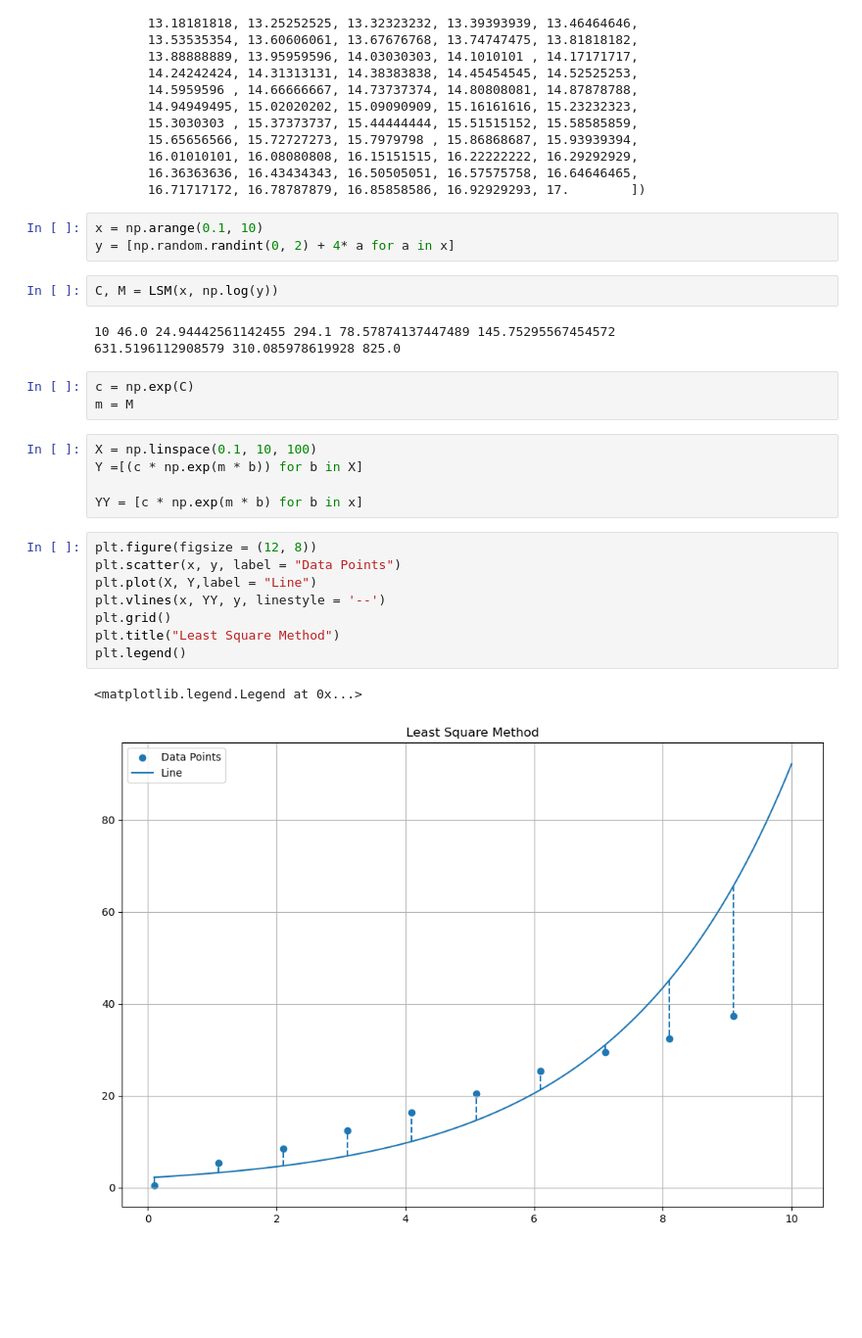
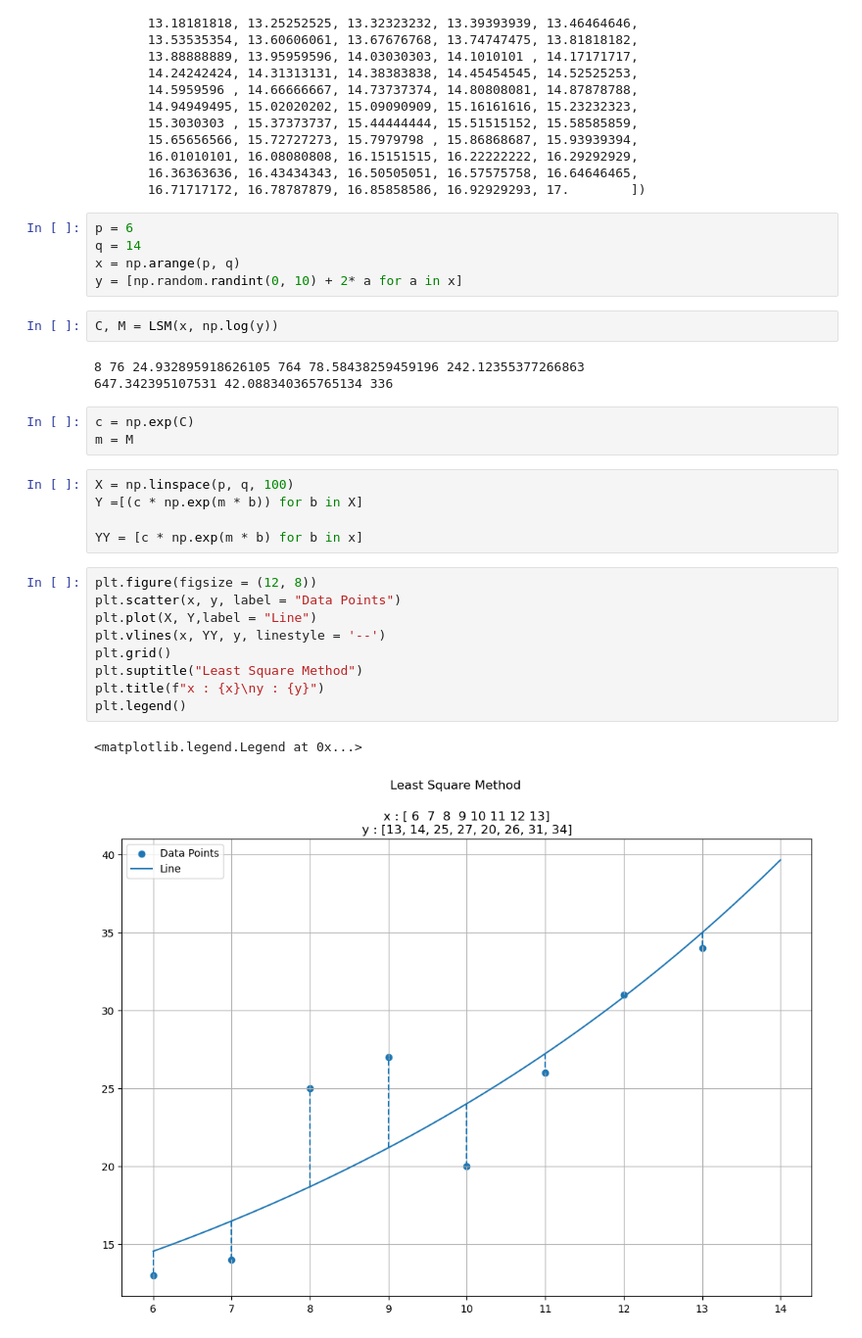
Before and after one commit to GaganBhusal/NM, a Jupyter notebook: LeastSquareMethod.ipynb, the cells around one changed output. Shown: that part at 98% size. Drawn from its saved outputs; the diff is of its cells as text; blank space fills up the shorter version.

```diff
--- a/LeastSquareMethod.ipynb
+++ b/LeastSquareMethod.ipynb
@@ -69,29 +73,32 @@ array([10.        , 10.07070707, 10.14141414, 10.21212121, 10.28282828,
        16.36363636, 16.43434343, 16.50505051, 16.57575758, 16.64646465,
        16.71717172, 16.78787879, 16.85858586, 16.92929293, 17.        ])
 # %%
-x = np.arange(0.1, 10)
-y = [np.random.randint(0, 2) + 4* a for a in x]
+p = 6
+q = 14
+x = np.arange(p, q)
+y = [np.random.randint(0, 10) + 2* a for a in x]
 # %%
 C, M = LSM(x, np.log(y))
 # %% [output]
-10 46.0 24.94442561142455 294.1 78.57874137447489 145.75295567454572
-631.5196112908579 310.085978619928 825.0
+8 76 24.932895918626105 764 78.58438259459196 242.12355377266863
+647.342395107531 42.088340365765134 336
 # %%
 c = np.exp(C)
 m = M
 # %%
-X = np.linspace(0.1, 10, 100)
+X = np.linspace(p, q, 100)
 Y =[(c * np.exp(m * b)) for b in X]
 
 YY = [c * np.exp(m * b) for b in x]
 # %%
 plt.figure(figsize = (12, 8))
 plt.scatter(x, y, label = "Data Points")
 plt.plot(X, Y,label = "Line")
 plt.vlines(x, YY, y, linestyle = '--')
 plt.grid()
-plt.title("Least Square Method")
+plt.suptitle("Least Square Method")
+plt.title(f"x : {x}\ny : {y}")
 plt.legend()
 # %% [output]
 <matplotlib.legend.Legend at 0x...>
-[figure, old version]
+[figure, new version]
```
Also changed, not shown: parts of 3 cells of this notebook, 1 other file.
